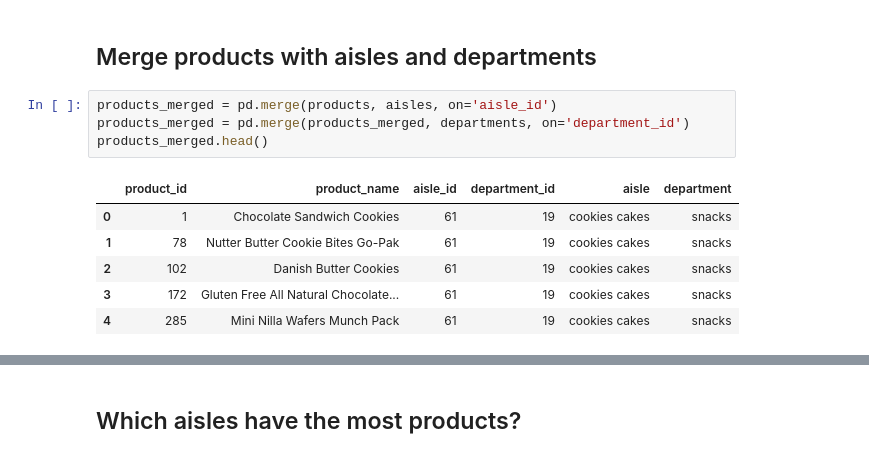
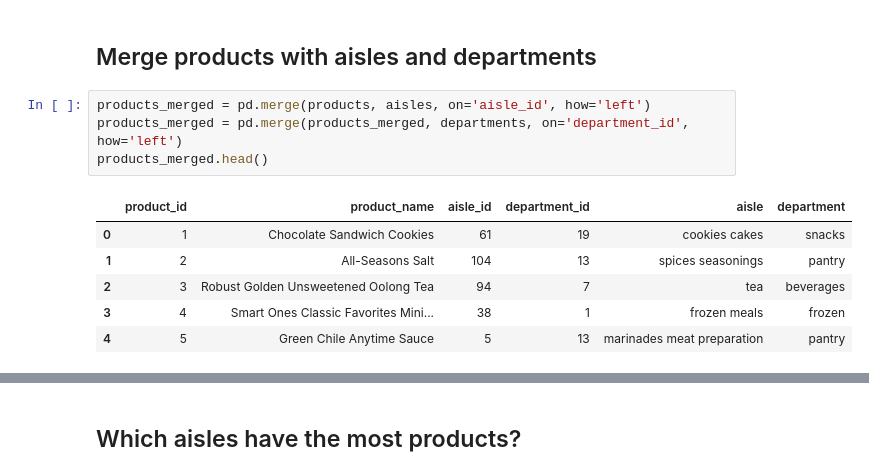
Before and after one commit to ldell7/InstacartRecommendation, a Jupyter notebook: notebooks/01_data_wrangling_EDA.ipynb, the cells around one changed output, grey strips where cells are left out. Saved outputs shown, nothing was run; the diff lists cells and outputs as text.

```diff
--- a/notebooks/01_data_wrangling_EDA.ipynb
+++ b/notebooks/01_data_wrangling_EDA.ipynb
@@ -101,13 +101,13 @@ order_products_train.head()
 # %% [markdown]
 ## Merge products with aisles and departments
 # %%
-products_merged = pd.merge(products, aisles, on='aisle_id')
-products_merged = pd.merge(products_merged, departments, on='department_id')
+products_merged = pd.merge(products, aisles, on='aisle_id', how='left')
+products_merged = pd.merge(products_merged, departments, on='department_id', how='left')
 products_merged.head()
 # %% [output]
 |  | product_id | product_name | aisle_id | department_id | aisle | department |
 | 0 | 1 | Chocolate Sandwich Cookies | 61 | 19 | cookies cakes | snacks |
-| 1 | 78 | Nutter Butter Cookie Bites Go-Pak | 61 | 19 | cookies cakes | snacks |
-| 2 | 102 | Danish Butter Cookies | 61 | 19 | cookies cakes | snacks |
-| 3 | 172 | Gluten Free All Natural Chocolate... | 61 | 19 | cookies cakes | snacks |
-| 4 | 285 | Mini Nilla Wafers Munch Pack | 61 | 19 | cookies cakes | snacks |
+| 1 | 2 | All-Seasons Salt | 104 | 13 | spices seasonings | pantry |
+| 2 | 3 | Robust Golden Unsweetened Oolong Tea | 94 | 7 | tea | beverages |
+| 3 | 4 | Smart Ones Classic Favorites Mini... | 38 | 1 | frozen meals | frozen |
+| 4 | 5 | Green Chile Anytime Sauce | 5 | 13 | marinades meat preparation | pantry |
```
Also changed, not shown: parts of 19 cells of this notebook.
